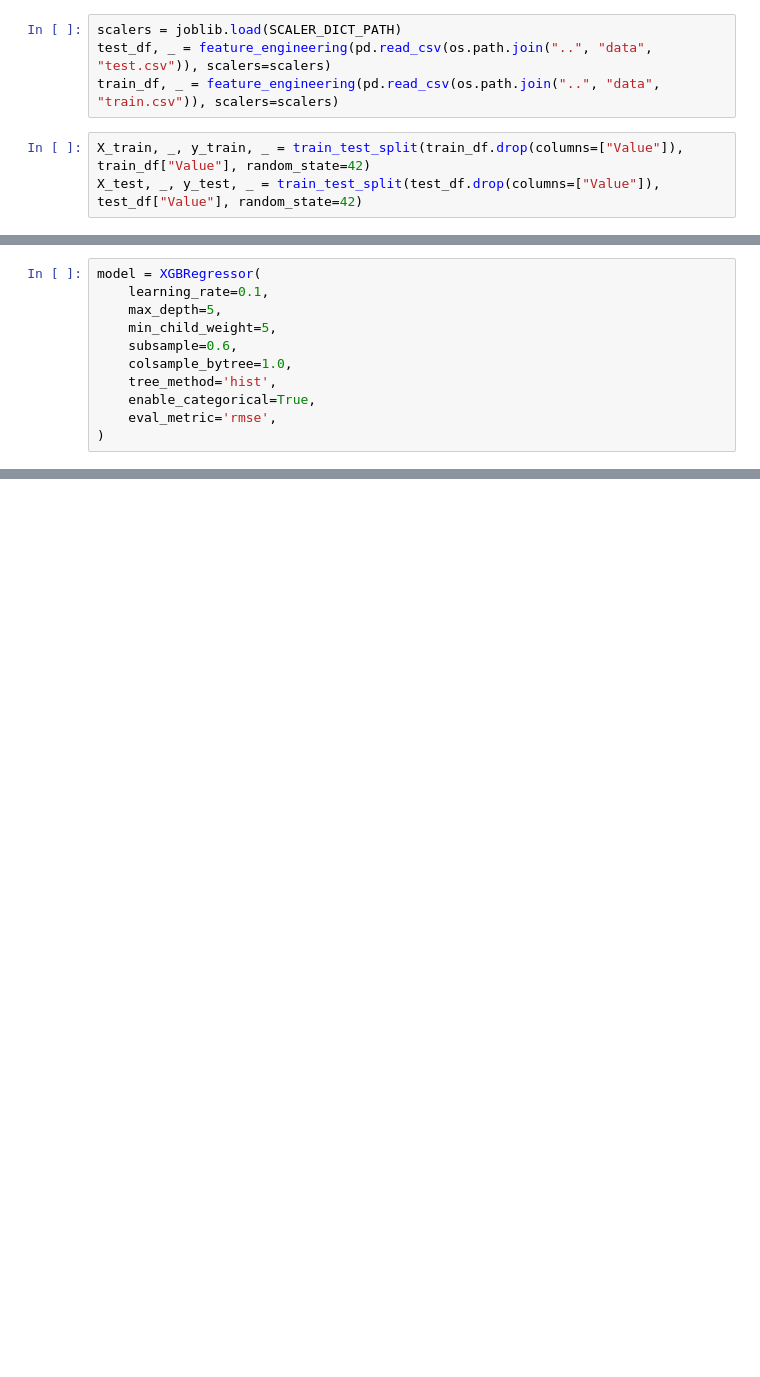
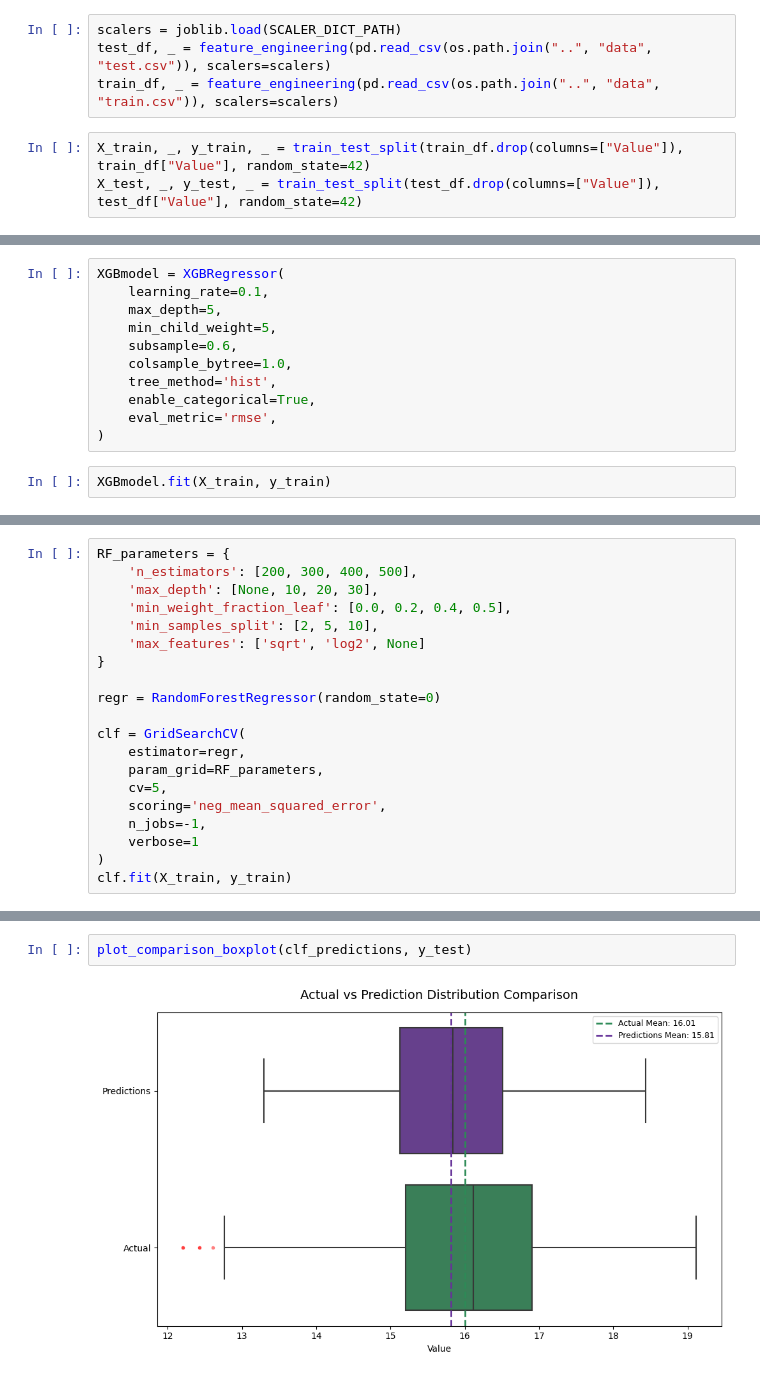
Before and after one commit to Juhyeong-Pang/MarketValuePrediction, a Jupyter notebook: notebooks/train.ipynb, the cells around one changed output, grey strips where cells are left out. Saved outputs shown, nothing was run; the diff lists cells and outputs as text; blank space fills up the shorter version.

```diff
--- a/notebooks/train.ipynb
+++ b/notebooks/train.ipynb
@@ -71,5 +77,5 @@ Accuracy: 14221634.4884
 # %%
-model = XGBRegressor(
+XGBmodel = XGBRegressor(
     learning_rate=0.1,
     max_depth=5,
     min_child_weight=5,
@@ -79,3 +85,5 @@ model = XGBRegressor(
     enable_categorical=True,
     eval_metric='rmse',
 )
+# %%
+XGBmodel.fit(X_train, y_train)
@@ -95,0 +116,20 @@ XGBRegressor(base_score=None, booster=None, callbacks=None,
+# %%
+RF_parameters = {
+    'n_estimators': [200, 300, 400, 500],
+    'max_depth': [None, 10, 20, 30],
+    'min_weight_fraction_leaf': [0.0, 0.2, 0.4, 0.5],
+    'min_samples_split': [2, 5, 10],
+    'max_features': ['sqrt', 'log2', None]
+}
+
+regr = RandomForestRegressor(random_state=0)
+
+clf = GridSearchCV(
+    estimator=regr,
+    param_grid=RF_parameters,
+    cv=5,
+    scoring='neg_mean_squared_error',
+    n_jobs=-1,
+    verbose=1
+)
+clf.fit(X_train, y_train)
@@ -95,0 +284,4 @@ XGBRegressor(base_score=None, booster=None, callbacks=None,
+# %%
+plot_comparison_boxplot(clf_predictions, y_test)
+# %% [output]
+[figure, added]
```
Also changed, not shown: parts of 24 cells of this notebook, 1 other file.
